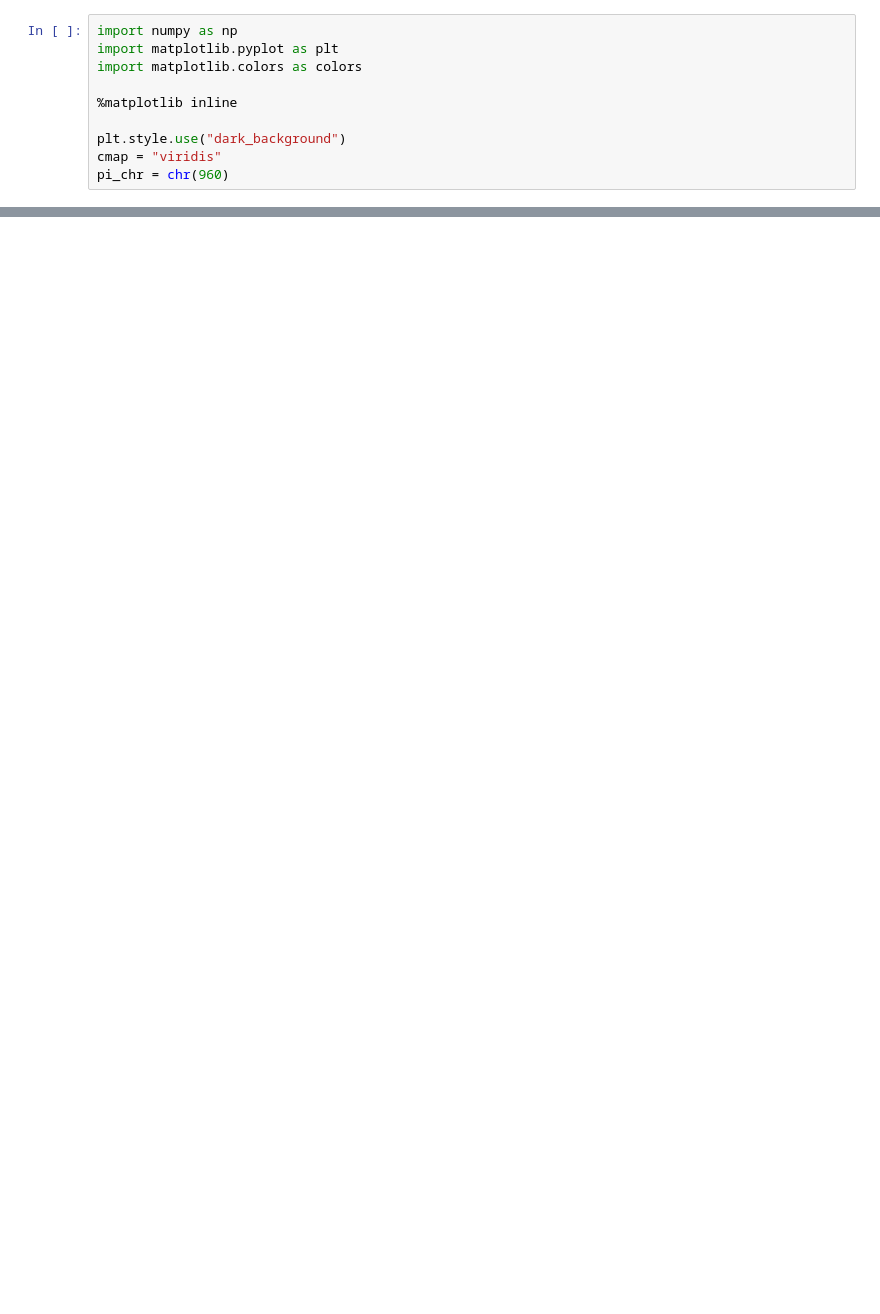
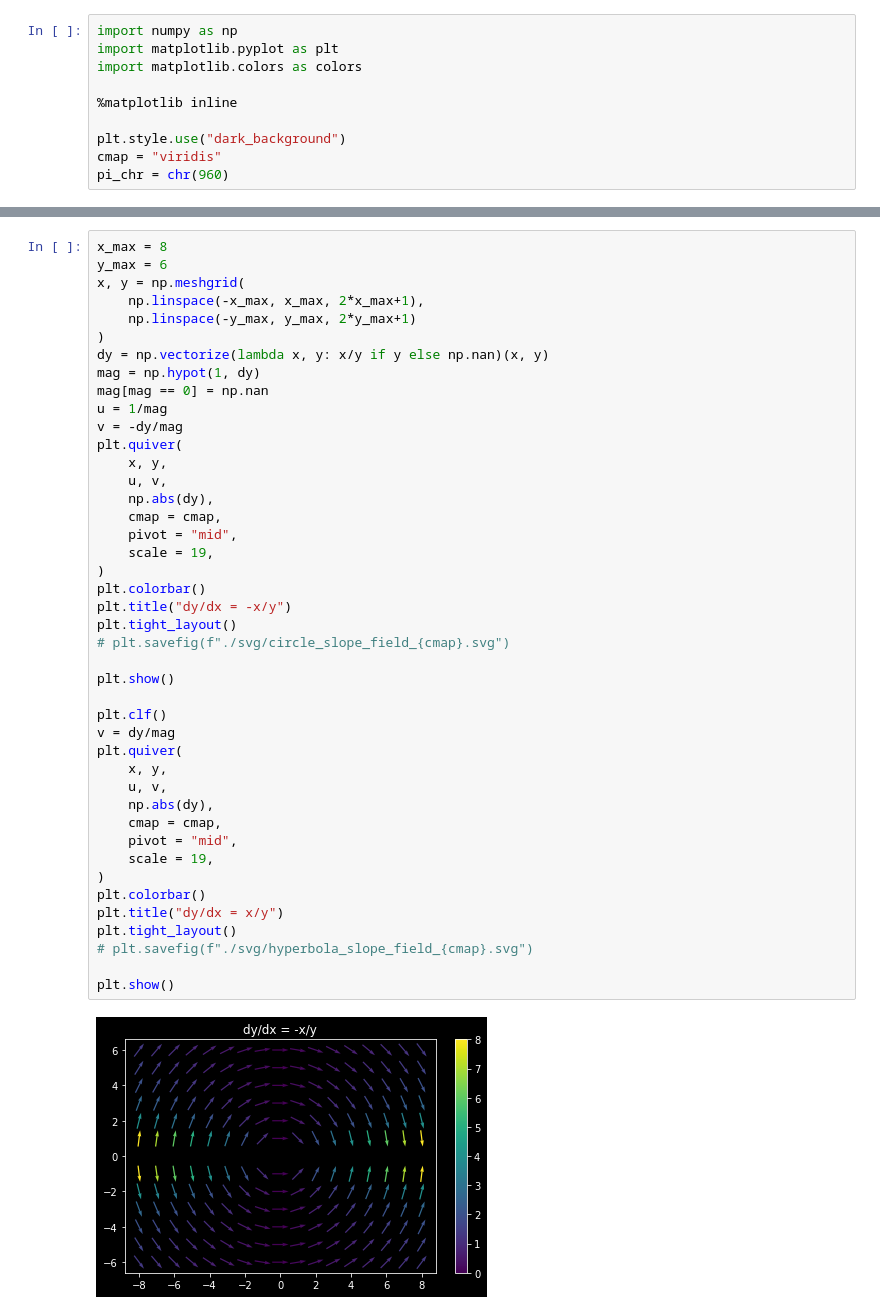
Before and after one commit to zachartrand/Field-plots, a Jupyter notebook: slope_fields/slope_fields.ipynb, the cells around one changed output, grey strips where cells are left out. Drawn from its saved outputs; the diff is of its cells as text; blank space fills up the shorter version.

```diff
--- a/slope_fields/slope_fields.ipynb
+++ b/slope_fields/slope_fields.ipynb
@@ -261,0 +365,45 @@ plt.show()
+# %%
+x_max = 8
+y_max = 6
+x, y = np.meshgrid(
+    np.linspace(-x_max, x_max, 2*x_max+1),
+    np.linspace(-y_max, y_max, 2*y_max+1)
+)
+dy = np.vectorize(lambda x, y: x/y if y else np.nan)(x, y)
+mag = np.hypot(1, dy)
+mag[mag == 0] = np.nan
+u = 1/mag
+v = -dy/mag
+plt.quiver(
+    x, y,
+    u, v,
+    np.abs(dy),
+    cmap = cmap,
+    pivot = "mid",
+    scale = 19,
+)
+plt.colorbar()
+plt.title("dy/dx = -x/y")
+plt.tight_layout()
+# plt.savefig(f"./svg/circle_slope_field_{cmap}.svg")
+
+plt.show()
+
+plt.clf()
+v = dy/mag
+plt.quiver(
+    x, y,
+    u, v,
+    np.abs(dy),
+    cmap = cmap,
+    pivot = "mid",
+    scale = 19,
+)
+plt.colorbar()
+plt.title("dy/dx = x/y")
+plt.tight_layout()
+# plt.savefig(f"./svg/hyperbola_slope_field_{cmap}.svg")
+
+plt.show()
+# %% [output]
+[figure, added]
```
Also changed, not shown: parts of 15 cells of this notebook, 22 other files.
